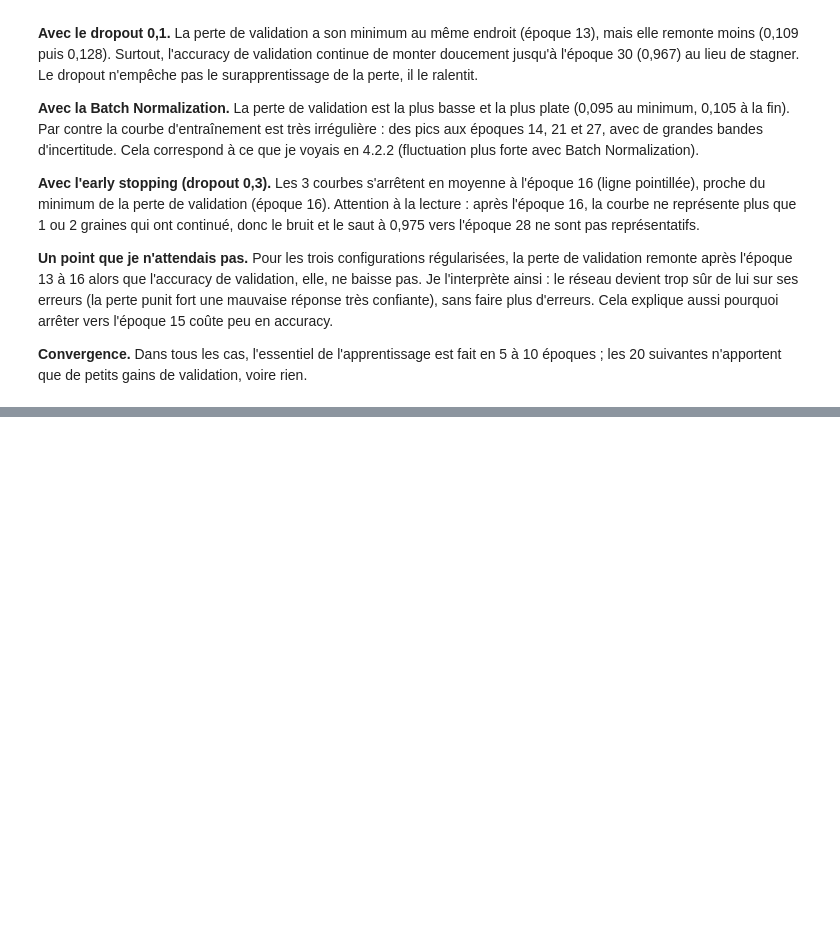
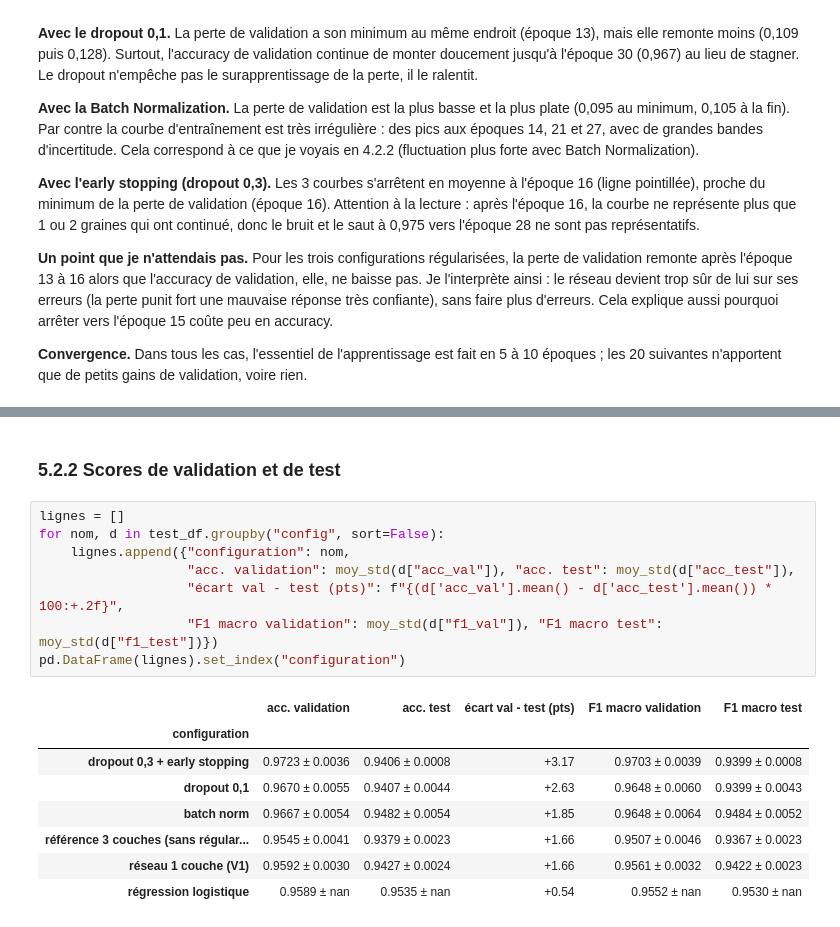
Before and after one commit to MarteOued/-tude-progressive-des-r-seaux-de-neurones-sur-le-jeu-de-donn-es-HAR, a Jupyter notebook: 2_reseau_profond.ipynb, the cells around one changed output, grey strips where cells are left out. Drawn from its saved outputs; the diff is of its cells as text; blank space fills up the shorter version.

```diff
--- a/2_reseau_profond.ipynb
+++ b/2_reseau_profond.ipynb
@@ -695,0 +758,19 @@ pd.DataFrame(lignes).set_index("configuration")
+# %% [markdown]
+### 5.2.2 Scores de validation et de test
+# %%
+lignes = []
+for nom, d in test_df.groupby("config", sort=False):
+    lignes.append({"configuration": nom,
+                   "acc. validation": moy_std(d["acc_val"]), "acc. test": moy_std(d["acc_test"]),
+                   "écart val - test (pts)": f"{(d['acc_val'].mean() - d['acc_test'].mean()) * 100:+.2f}",
+                   "F1 macro validation": moy_std(d["f1_val"]), "F1 macro test": moy_std(d["f1_test"])})
+pd.DataFrame(lignes).set_index("configuration")
+# %% [output]
+|  | acc. validation | acc. test | écart val - test (pts) | F1 macro validation | F1 macro test |
+| configuration |  |  |  |  |  |
+| dropout 0,3 + early stopping | 0.9723 ± 0.0036 | 0.9406 ± 0.0008 | +3.17 | 0.9703 ± 0.0039 | 0.9399 ± 0.0008 |
+| dropout 0,1 | 0.9670 ± 0.0055 | 0.9407 ± 0.0044 | +2.63 | 0.9648 ± 0.0060 | 0.9399 ± 0.0043 |
+| batch norm | 0.9667 ± 0.0054 | 0.9482 ± 0.0054 | +1.85 | 0.9648 ± 0.0064 | 0.9484 ± 0.0052 |
+| référence 3 couches (sans régular... | 0.9545 ± 0.0041 | 0.9379 ± 0.0023 | +1.66 | 0.9507 ± 0.0046 | 0.9367 ± 0.0023 |
+| réseau 1 couche (V1) | 0.9592 ± 0.0030 | 0.9427 ± 0.0024 | +1.66 | 0.9561 ± 0.0032 | 0.9422 ± 0.0023 |
+| régression logistique | 0.9589 ± nan | 0.9535 ± nan | +0.54 | 0.9552 ± nan | 0.9530 ± nan |
```
Also changed, not shown: parts of 13 cells of this notebook, 1 other file.
